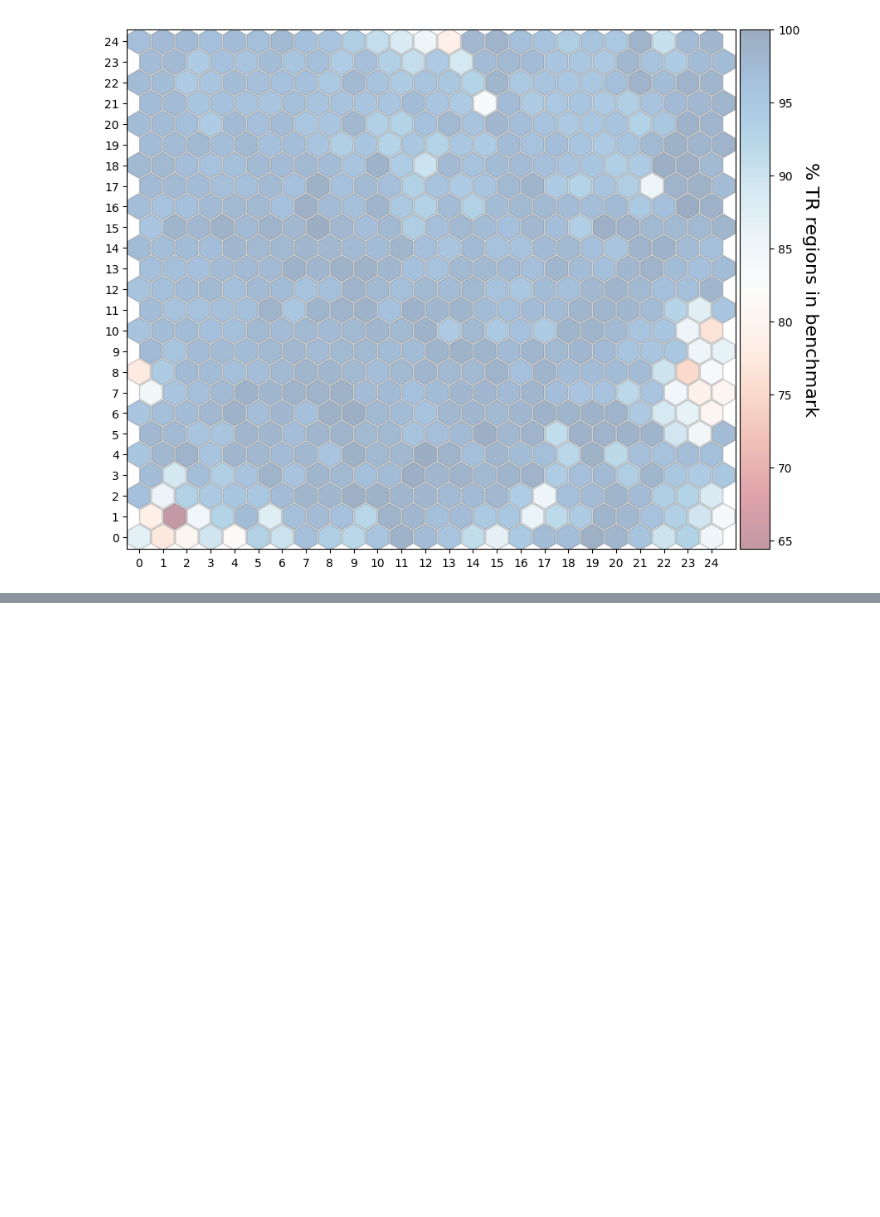
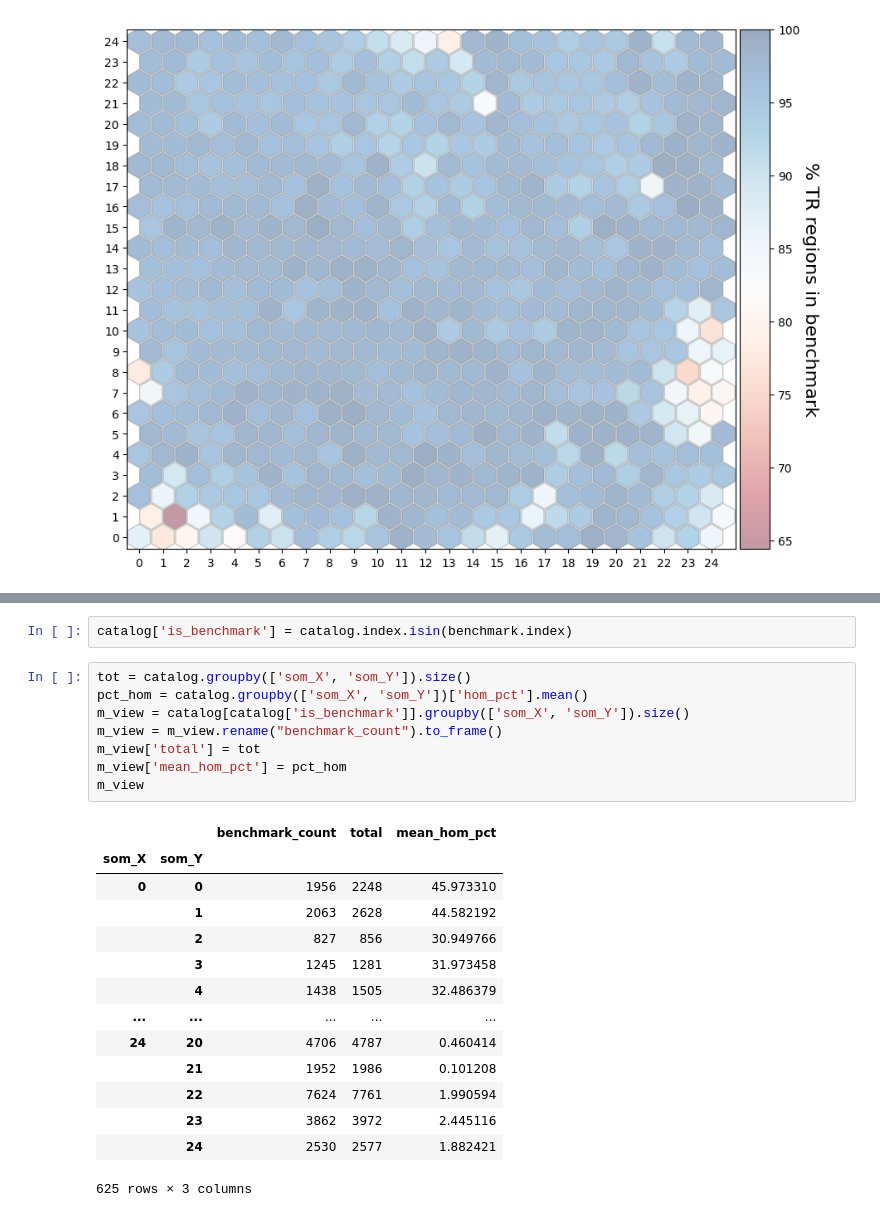
Before and after one commit to ACEnglish/adotto, a Jupyter notebook: manuscript/f2_benchmark/BenchmarkSOM.ipynb, the cells around one changed output, grey strips where cells are left out. Saved outputs shown, nothing was run; the diff lists cells and outputs as text; blank space fills up the shorter version.

```diff
--- a/manuscript/f2_benchmark/BenchmarkSOM.ipynb
+++ b/manuscript/f2_benchmark/BenchmarkSOM.ipynb
@@ -56,0 +77,25 @@ plt.savefig("Fig2A.pdf")
+# %%
+catalog['is_benchmark'] = catalog.index.isin(benchmark.index)
+# %%
+tot = catalog.groupby(['som_X', 'som_Y']).size()
+pct_hom = catalog.groupby(['som_X', 'som_Y'])['hom_pct'].mean()
+m_view = catalog[catalog['is_benchmark']].groupby(['som_X', 'som_Y']).size()
+m_view = m_view.rename("benchmark_count").to_frame()
+m_view['total'] = tot
+m_view['mean_hom_pct'] = pct_hom
+m_view
+# %% [output]
+|  |  | benchmark_count | total | mean_hom_pct |
+| som_X | som_Y |  |  |  |
+| 0 | 0 | 1956 | 2248 | 45.973310 |
+|  | 1 | 2063 | 2628 | 44.582192 |
+|  | 2 | 827 | 856 | 30.949766 |
+|  | 3 | 1245 | 1281 | 31.973458 |
+|  | 4 | 1438 | 1505 | 32.486379 |
+| ... | ... | ... | ... | ... |
+| 24 | 20 | 4706 | 4787 | 0.460414 |
+|  | 21 | 1952 | 1986 | 0.101208 |
+|  | 22 | 7624 | 7761 | 1.990594 |
+|  | 23 | 3862 | 3972 | 2.445116 |
+|  | 24 | 2530 | 2577 | 1.882421 |
+625 rows × 3 columns
```
Also changed, not shown: parts of 13 cells of this notebook, 4 other files.
